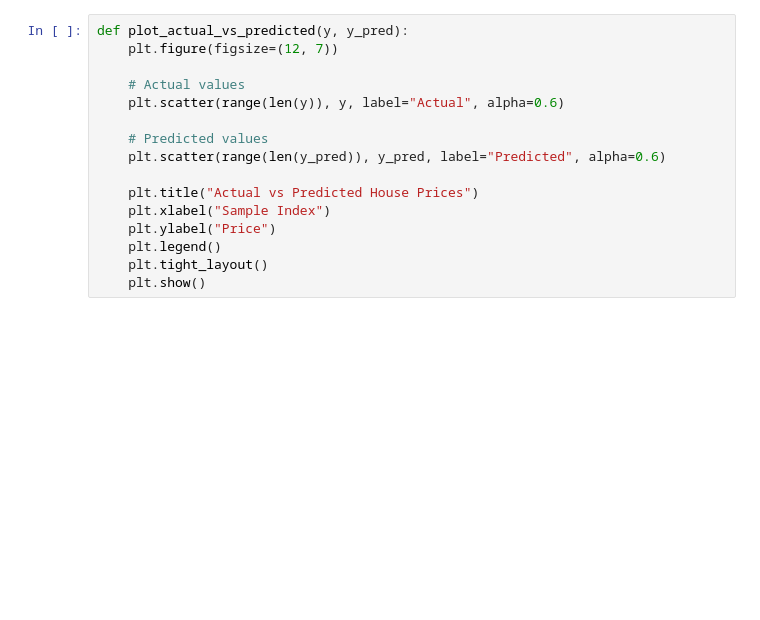
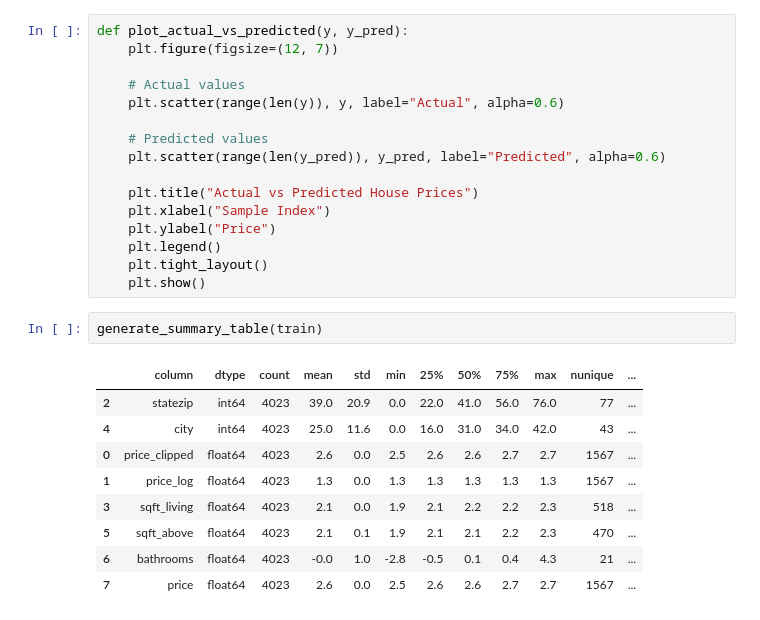
Before and after one commit to sumitdas9706563464-ux/house_price_predection, a Jupyter notebook: need/house_price_predection_analysis.ipynb, the cells around one changed output. Cells and saved outputs as stored; diff of their text form; blank space fills up the shorter version.

```diff
--- a/need/house_price_predection_analysis.ipynb
+++ b/need/house_price_predection_analysis.ipynb
@@ -783,3 +793,15 @@ def plot_actual_vs_predicted(y, y_pred):
     plt.legend()
     plt.tight_layout()
     plt.show()
+# %%
+generate_summary_table(train)
+# %% [output]
+|  | column | dtype | count | mean | std | min | 25% | 50% | 75% | max | nunique | ... |
+| 2 | statezip | int64 | 4023 | 39.0 | 20.9 | 0.0 | 22.0 | 41.0 | 56.0 | 76.0 | 77 | ... |
+| 4 | city | int64 | 4023 | 25.0 | 11.6 | 0.0 | 16.0 | 31.0 | 34.0 | 42.0 | 43 | ... |
+| 0 | price_clipped | float64 | 4023 | 2.6 | 0.0 | 2.5 | 2.6 | 2.6 | 2.7 | 2.7 | 1567 | ... |
+| 1 | price_log | float64 | 4023 | 1.3 | 0.0 | 1.3 | 1.3 | 1.3 | 1.3 | 1.3 | 1567 | ... |
+| 3 | sqft_living | float64 | 4023 | 2.1 | 0.0 | 1.9 | 2.1 | 2.2 | 2.2 | 2.3 | 518 | ... |
+| 5 | sqft_above | float64 | 4023 | 2.1 | 0.1 | 1.9 | 2.1 | 2.1 | 2.2 | 2.3 | 470 | ... |
+| 6 | bathrooms | float64 | 4023 | -0.0 | 1.0 | -2.8 | -0.5 | 0.1 | 0.4 | 4.3 | 21 | ... |
+| 7 | price | float64 | 4023 | 2.6 | 0.0 | 2.5 | 2.6 | 2.6 | 2.7 | 2.7 | 1567 | ... |
```
Also changed, not shown: parts of 11 cells of this notebook.
